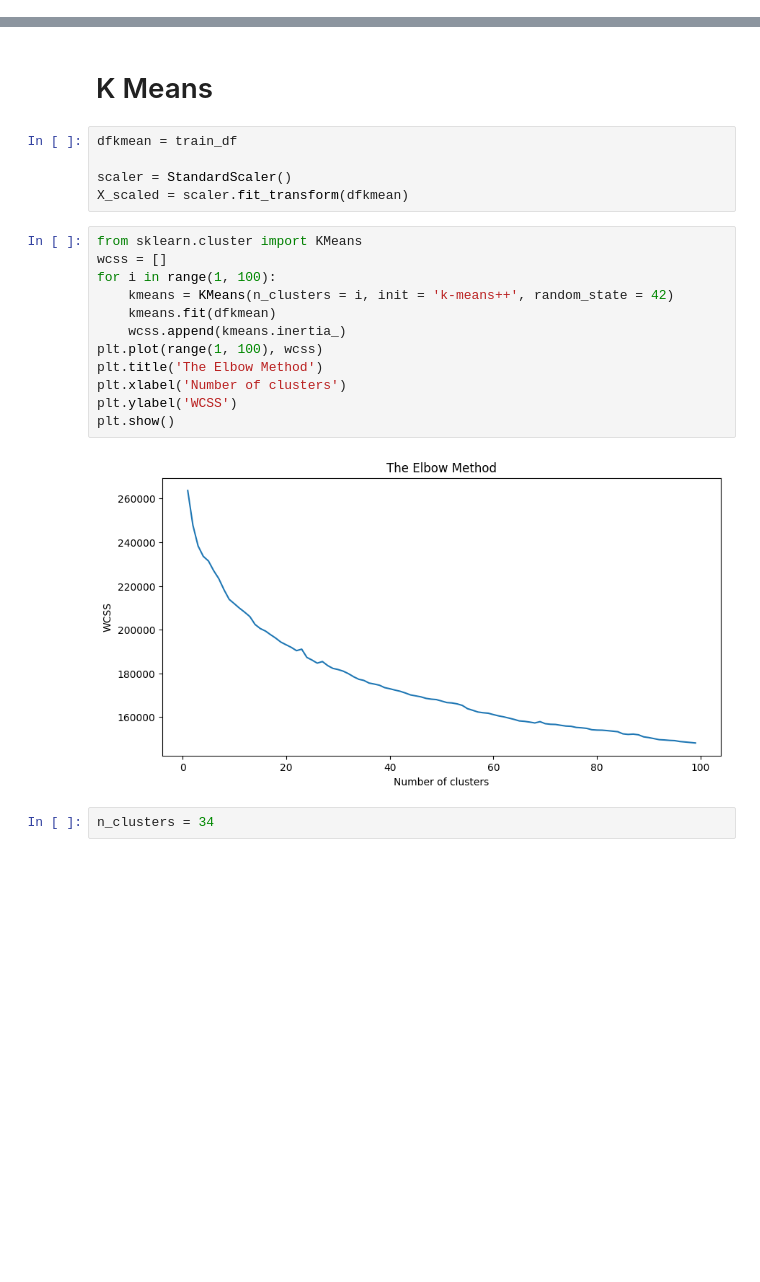
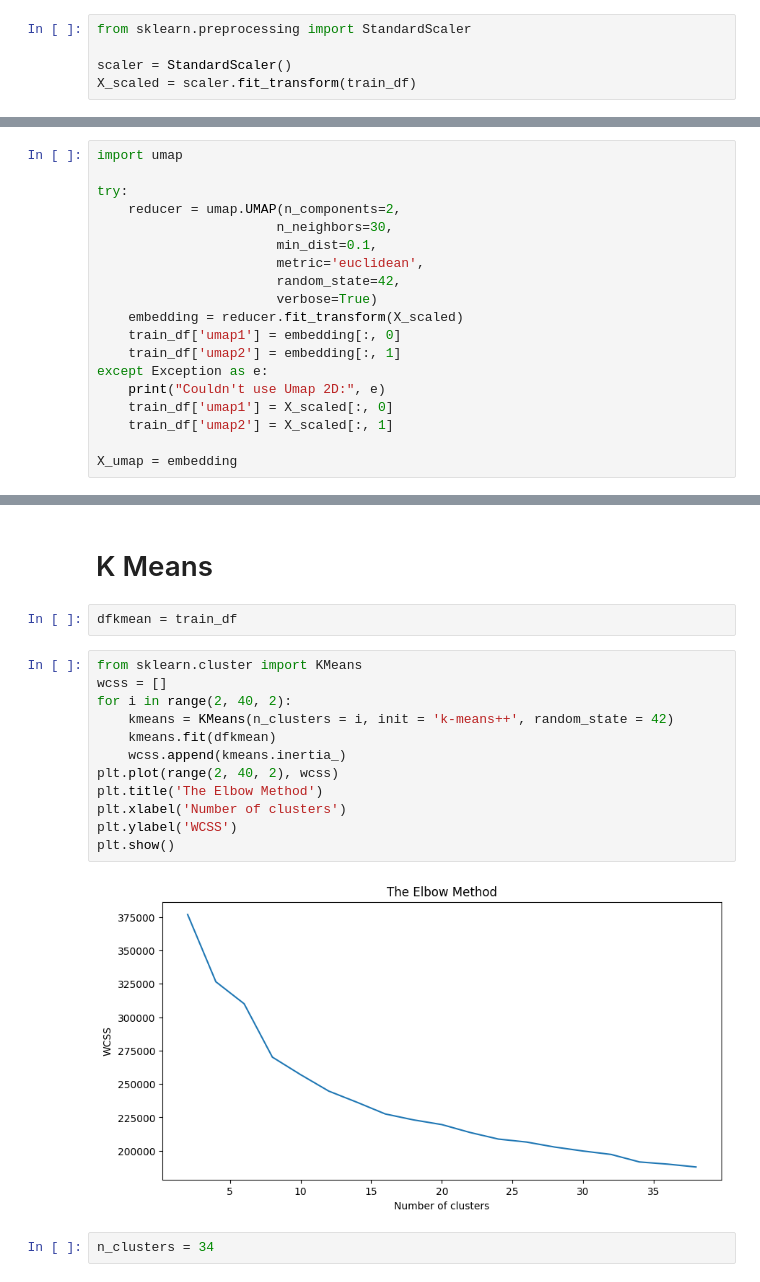
Before and after one commit to Etxarri/ShelterAI, a Jupyter notebook: backend/ai-service/documentation/clustering_models.ipynb, the cells around one changed output, grey strips where cells are left out. Drawn from its saved outputs; the diff is of its cells as text; blank space fills up the shorter version.

```diff
--- a/backend/ai-service/documentation/clustering_models.ipynb
+++ b/backend/ai-service/documentation/clustering_models.ipynb
@@ -261,0 +266,5 @@ test_df.to_csv('../data/test_data.csv', index=False)
+# %%
+from sklearn.preprocessing import StandardScaler
+
+scaler = StandardScaler()
+X_scaled = scaler.fit_transform(train_df)
@@ -261,0 +274,19 @@ test_df.to_csv('../data/test_data.csv', index=False)
+# %%
+import umap
+
+try:
+    reducer = umap.UMAP(n_components=2,
+                       n_neighbors=30,
+                       min_dist=0.1,
+                       metric='euclidean',
+                       random_state=42,
+                       verbose=True)
+    embedding = reducer.fit_transform(X_scaled)
+    train_df['umap1'] = embedding[:, 0]
+    train_df['umap2'] = embedding[:, 1]
+except Exception as e:
+    print("Couldn't use Umap 2D:", e)
+    train_df['umap1'] = X_scaled[:, 0]
+    train_df['umap2'] = X_scaled[:, 1]
+
+X_umap = embedding
@@ -263,23 +320,20 @@ test_df.to_csv('../data/test_data.csv', index=False)
 # K Means
 # %%
 dfkmean = train_df
-
-scaler = StandardScaler()
-X_scaled = scaler.fit_transform(dfkmean)
 # %%
 from sklearn.cluster import KMeans
 wcss = []
-for i in range(1, 100):
+for i in range(2, 40, 2):
     kmeans = KMeans(n_clusters = i, init = 'k-means++', random_state = 42)
     kmeans.fit(dfkmean)
     wcss.append(kmeans.inertia_)
-plt.plot(range(1, 100), wcss)
+plt.plot(range(2, 40, 2), wcss)
 plt.title('The Elbow Method')
 plt.xlabel('Number of clusters')
 plt.ylabel('WCSS')
 plt.show()
 # %% [output]
-[figure, old version]
+[figure, new version]
 # %%
 n_clusters = 34
 # %% [markdown]
```
Also changed, not shown: parts of 37 cells of this notebook.
